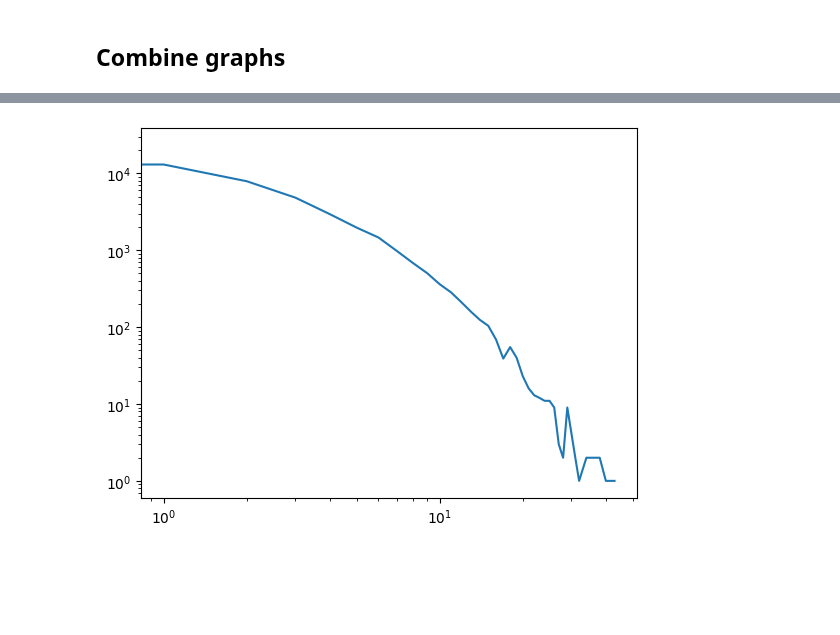
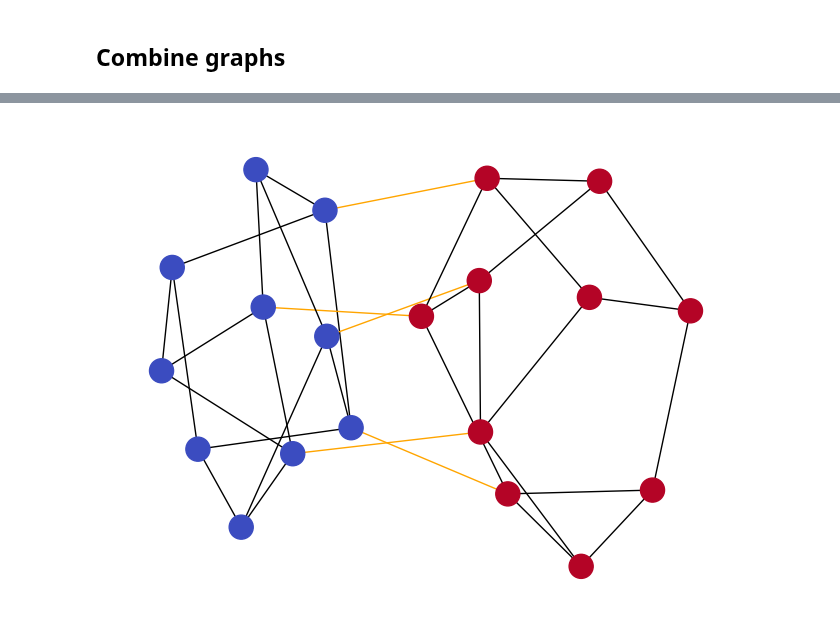
Before and after one commit to paololapo/ComplexNetworks_projects, a Jupyter notebook: code/task_15/py_sandipile.ipynb, the cells around one changed output, grey strips where cells are left out. Cells and saved outputs as stored; diff of their text form; code cells hidden in the pictures; blank space fills up the shorter version.

```diff
--- a/code/task_15/py_sandipile.ipynb
+++ b/code/task_15/py_sandipile.ipynb
@@ -186,29 +193,0 @@ nx.draw(g_coupled, with_labels=True, node_color=belongs_to, cmap='coolwarm')
-# %%
-def getCoupledGraph(N, p, g1=None, g2=None):
-    # Create two random regular graphs
-    if g1 is None: g1 = nx.random_regular_graph(3, N)
-    if g2 is None: g2 = nx.random_regular_graph(3, N)
-
-    assert len(g1.nodes) == len(g2.nodes), "g1 and g2 must have the same number of nodes"
-    assert N == len(g1.nodes), "N must correspond to the number of nodes"
-
-    # Relabel the nodes in the second graph
-    g2 = nx.relabel_nodes(g2, {i: i+N for i in g2.nodes})
-    belongs_to = np.zeros(2*N)
-    belongs_to[N:] = 1
-
-    # Combine the two graphs
-    g_coupled = nx.Graph()
-    g_coupled.add_nodes_from(g1.nodes)
-    g_coupled.add_edges_from(g1.edges)
-    g_coupled.add_nodes_from(g2.nodes)
-    g_coupled.add_edges_from(g2.edges)
-
-    # Bernoulli distributed coupling
-    for node in g1.nodes():
-        if np.random.random() < p:
-            # Choose a node from the second layer randomly
-            node_in_layer2 = np.random.choice(list(g2.nodes()))
-            g_coupled.add_edge(node, node_in_layer2, inter_layer=True)
-
-    return g_coupled, belongs_to
@@ -308,7 +194,16 @@ res = coupledDynamics(g_coupled, belongs_to, 0.01, 2e5, 0.3)
-# %%
-ok = res.groupby("A_0", as_index=False).count()
-plt.plot(ok["A_0"], ok["iteration"])
-plt.xscale("log")
-plt.yscale("log")
-# %% [output]
-[figure, removed]
+# %%
+g_coupled, belongs_to = getCoupledGraph(10, 0.5)
+#nx.draw(g_coupled, node_color=belongs_to, with_labels=False, cmap='coolwarm')
+# Create edge colors based on whether the edge connects nodes from the same or different subgraphs
+edge_colors = []
+for u, v in g_coupled.edges():
+    if belongs_to[u] == belongs_to[v]:
+        edge_colors.append('black')  # Same subgraph
+    else:
+        edge_colors.append('orange')   # Different subgraphs
+
+# Draw the graph
+pos = nx.spring_layout(g_coupled)  # Layout for consistent plotting
+nx.draw(g_coupled, pos, node_color=belongs_to, with_labels=False, cmap='coolwarm', edge_color=edge_colors)
+# %% [output]
+[figure, added]
```
Also changed, not shown: parts of 5 cells of this notebook, 2 other files.
